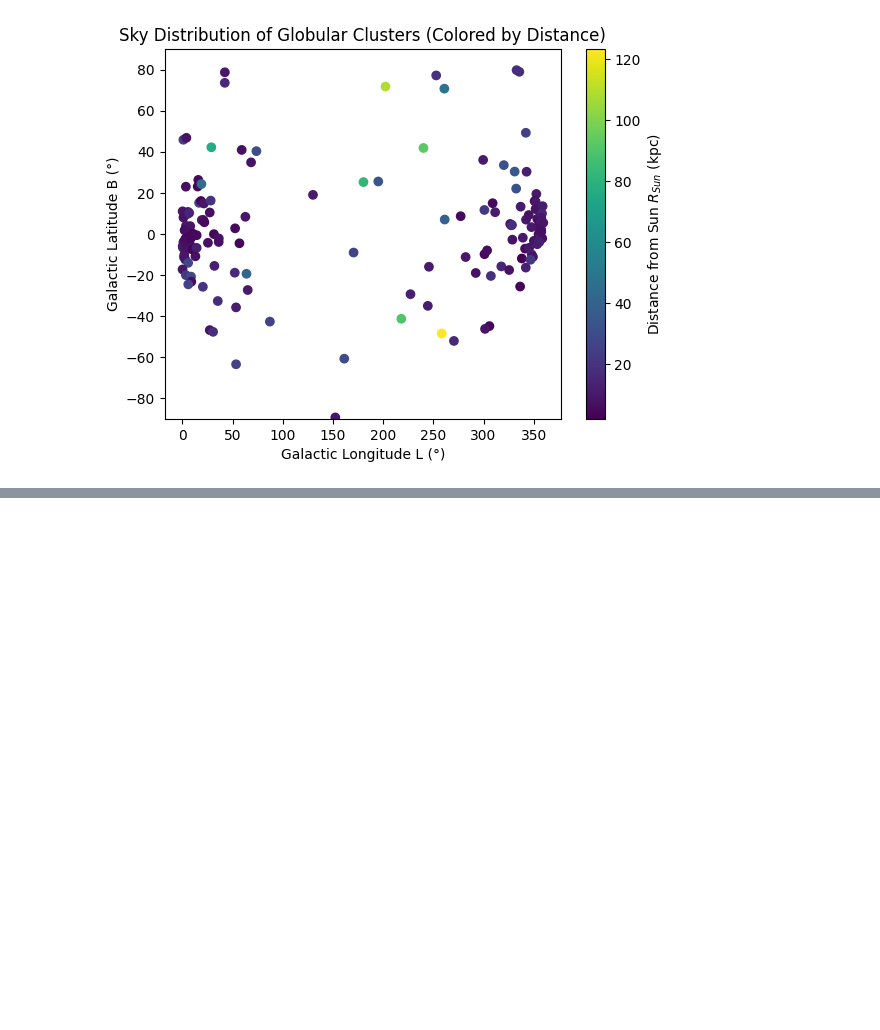
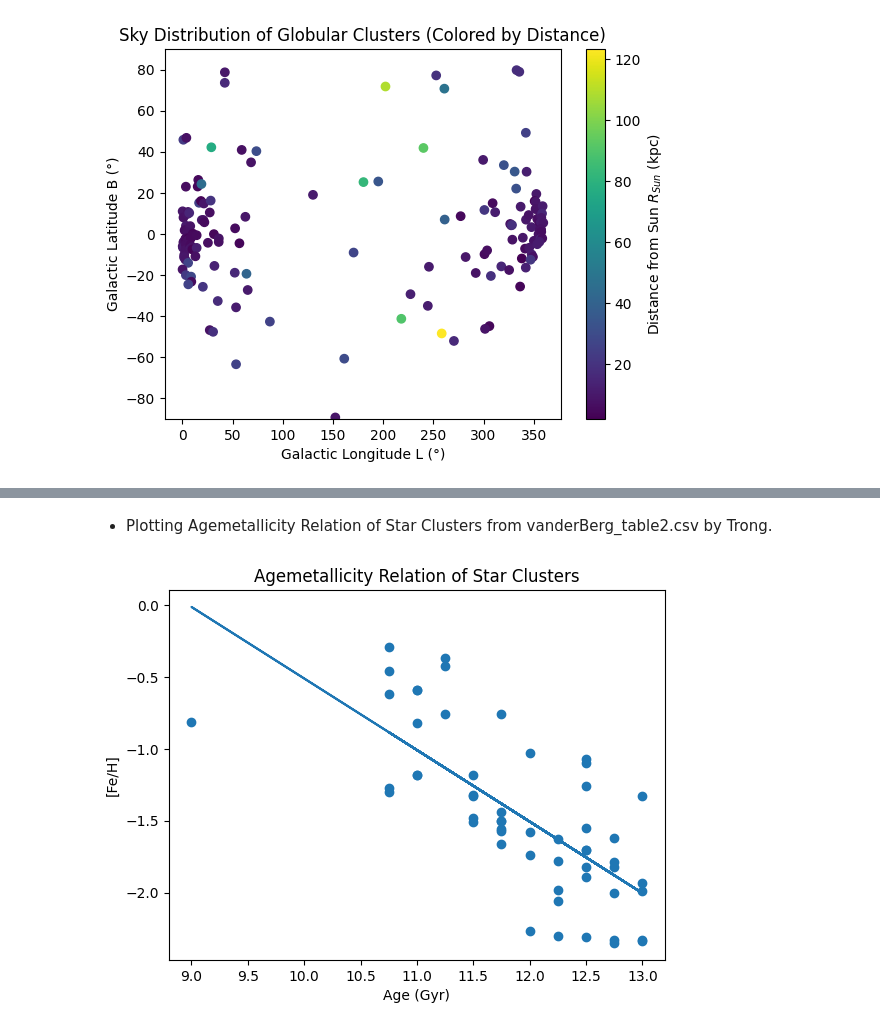
Before and after one commit to Frankyang2002/PHYS3116-Area-51-Interns, a Jupyter notebook: src/Computational Assessment.ipynb, the cells around one changed output, grey strips where cells are left out. Saved outputs shown, nothing was run; the diff lists cells and outputs as text; code cells hidden in the pictures; blank space fills up the shorter version.

```diff
--- a/src/Computational Assessment.ipynb
+++ b/src/Computational Assessment.ipynb
@@ -72,0 +105,26 @@ plt.show()
+# %% [markdown]
+- Plotting Agemetallicity Relation of Star Clusters from vanderBerg_table2.csv by Trong.
+# %%
+plt.scatter(
+    vandenberg["Age"],
+    vandenberg["FeH"],
+    label="Data"
+)
+
+plt.xlabel("Age (Gyr)")
+plt.ylabel("[Fe/H]")
+plt.title("Agemetallicity Relation of Star Clusters")
+
+
+# Fit a linear curve
+result1 = stats.linregress(vandenberg["Age"], vandenberg["FeH"])
+
+# Adding LOB to graph
+plt.plot(
+    vandenberg["Age"], result1.slope * vandenberg["Age"] + result1.intercept,
+    label=f'y = {result1.slope:.2f} * x + {result1.slope:.2f}'
+)
+
+plt.show()
+# %% [output]
+[figure, added]
```
Also changed, not shown: parts of 3 cells of this notebook.
